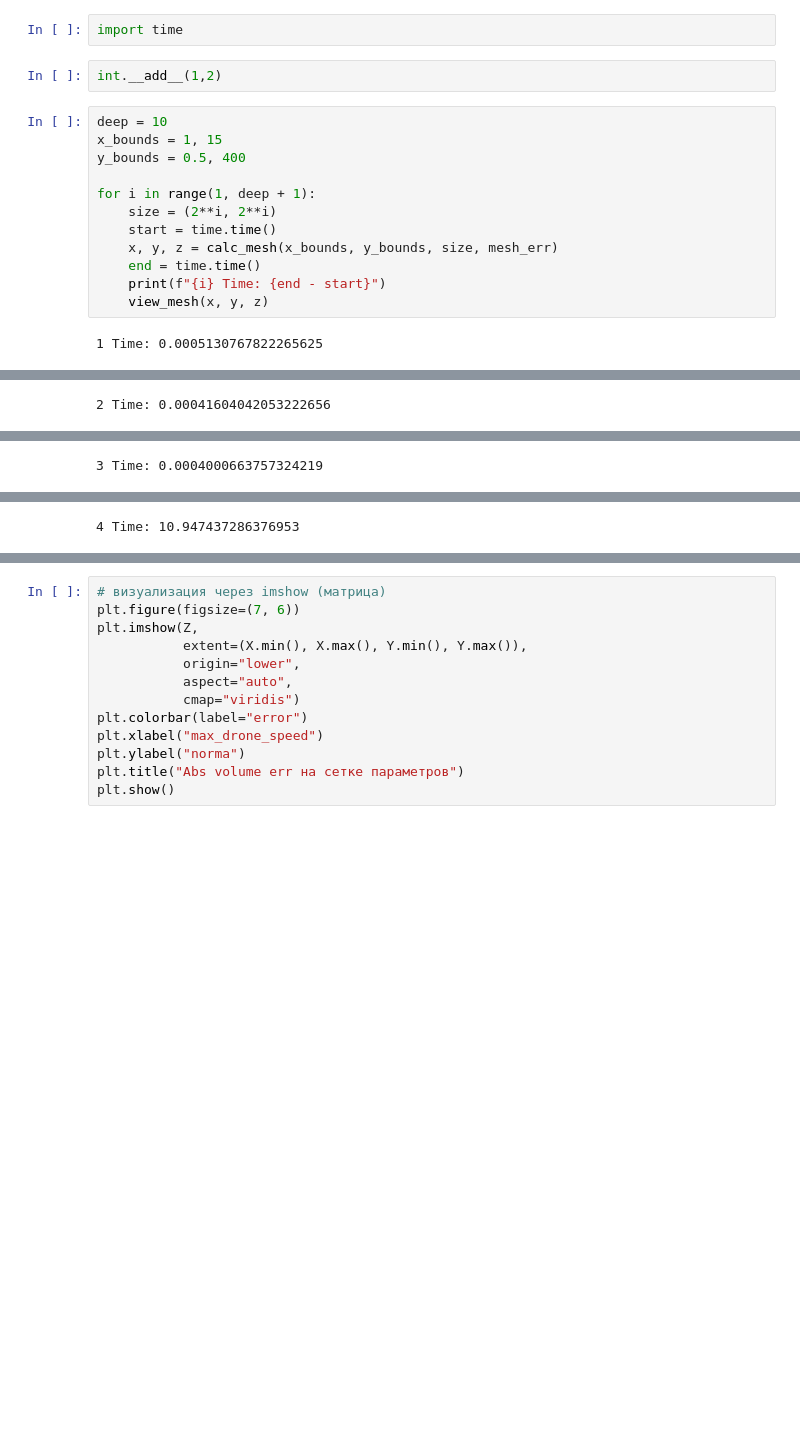
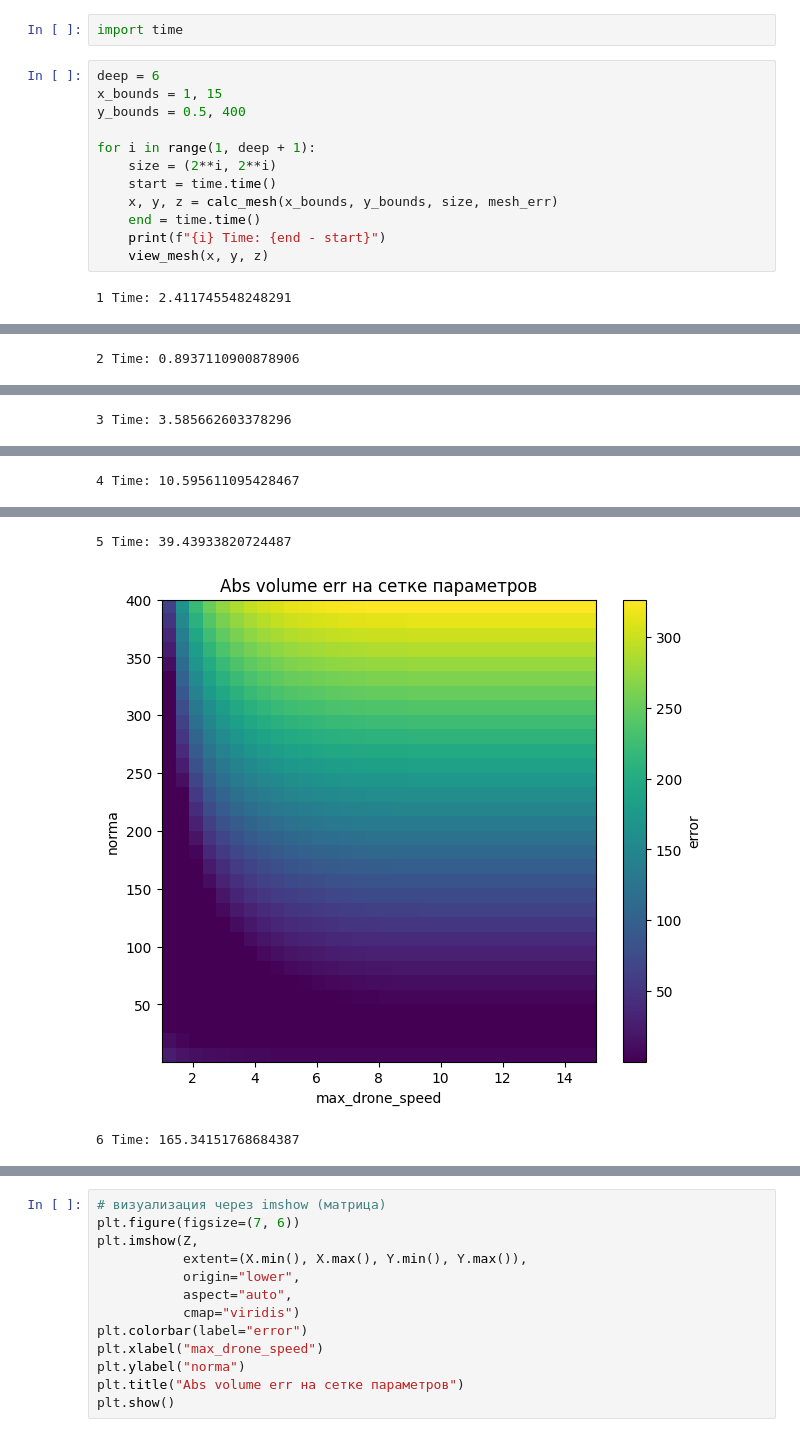
Before and after one commit to nodax-hub/Simulate, a Jupyter notebook: copmensate.ipynb, the cells around one changed output, grey strips where cells are left out. Saved outputs shown, nothing was run; the diff lists cells and outputs as text; blank space fills up the shorter version.

```diff
--- a/copmensate.ipynb
+++ b/copmensate.ipynb
@@ -716,26 +634,27 @@ def view_mesh(X, Y, Z):
     plt.show()
 # %%
 import time
-# %%
-int.__add__(1,2)
 # %%
-deep = 10
+deep = 6
 x_bounds = 1, 15
 y_bounds = 0.5, 400
 
 for i in range(1, deep + 1):
     size = (2**i, 2**i)
     start = time.time()
     x, y, z = calc_mesh(x_bounds, y_bounds, size, mesh_err)
     end = time.time()
     print(f"{i} Time: {end - start}")
     view_mesh(x, y, z)
 # %% [output]
-1 Time: 0.0005130767822265625
+1 Time: 2.411745548248291
 [figure]
-2 Time: 0.00041604042053222656
+2 Time: 0.8937110900878906
 [figure]
-3 Time: 0.0004000663757324219
+3 Time: 3.585662603378296
 [figure]
-4 Time: 10.947437286376953
+4 Time: 10.595611095428467
 [figure]
+5 Time: 39.43933820724487
+[figure, added]
+6 Time: 165.34151768684387
```
Also changed, not shown: parts of 25 cells of this notebook, 7 other files.
